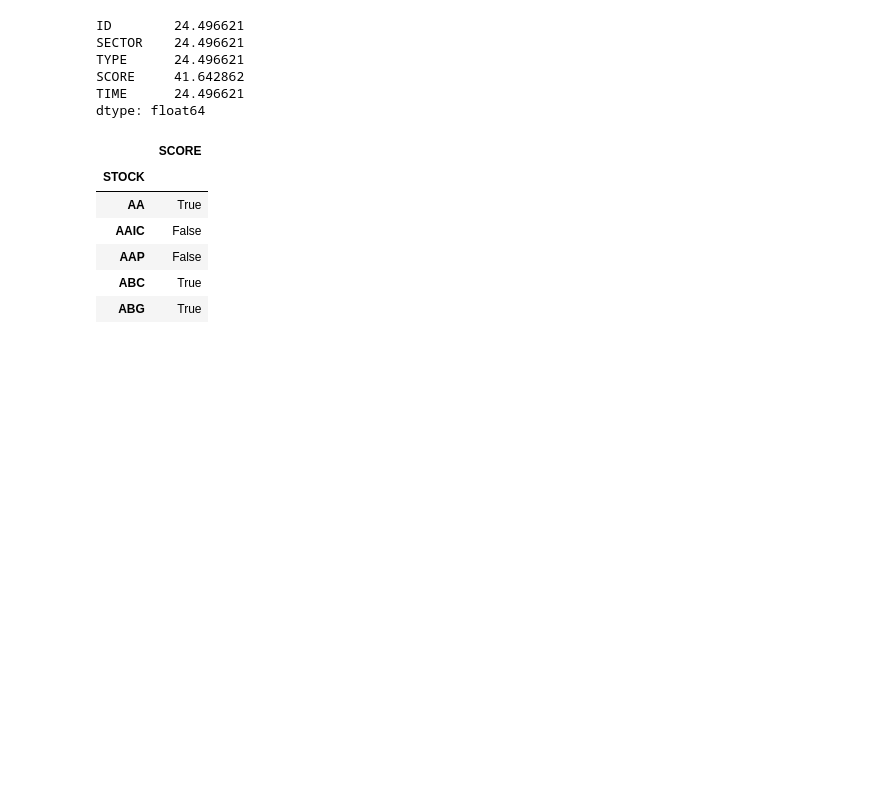
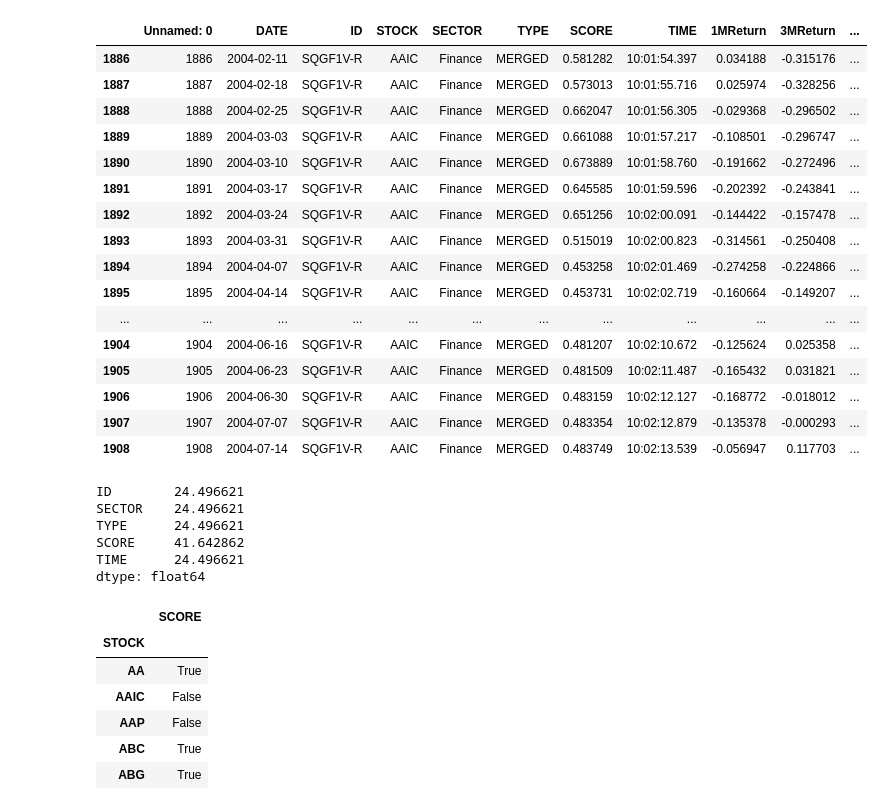
Before and after one commit to WojciechDopieralski/Finance_ML, a Jupyter notebook: Finance_ML/EDA_Analysis.ipynb, the cells around one changed output. Saved outputs shown, nothing was run; the diff lists cells and outputs as text; code cells hidden in the pictures; blank space fills up the shorter version.

```diff
--- a/Finance_ML/EDA_Analysis.ipynb
+++ b/Finance_ML/EDA_Analysis.ipynb
@@ -30,3 +21,23 @@ df.head()
+# %%
+df.loc[df['STOCK'] == "AAIC"]
+# %% [output]
+|  | Unnamed: 0 | DATE | ID | STOCK | SECTOR | TYPE | SCORE | TIME | 1MReturn | 3MReturn | ... |
+| 1886 | 1886 | 2004-02-11 | SQGF1V-R | AAIC | Finance | MERGED | 0.581282 | 10:01:54.397 | 0.034188 | -0.315176 | ... |
+| 1887 | 1887 | 2004-02-18 | SQGF1V-R | AAIC | Finance | MERGED | 0.573013 | 10:01:55.716 | 0.025974 | -0.328256 | ... |
+| 1888 | 1888 | 2004-02-25 | SQGF1V-R | AAIC | Finance | MERGED | 0.662047 | 10:01:56.305 | -0.029368 | -0.296502 | ... |
+| 1889 | 1889 | 2004-03-03 | SQGF1V-R | AAIC | Finance | MERGED | 0.661088 | 10:01:57.217 | -0.108501 | -0.296747 | ... |
+| 1890 | 1890 | 2004-03-10 | SQGF1V-R | AAIC | Finance | MERGED | 0.673889 | 10:01:58.760 | -0.191662 | -0.272496 | ... |
+| 1891 | 1891 | 2004-03-17 | SQGF1V-R | AAIC | Finance | MERGED | 0.645585 | 10:01:59.596 | -0.202392 | -0.243841 | ... |
+| 1892 | 1892 | 2004-03-24 | SQGF1V-R | AAIC | Finance | MERGED | 0.651256 | 10:02:00.091 | -0.144422 | -0.157478 | ... |
+| 1893 | 1893 | 2004-03-31 | SQGF1V-R | AAIC | Finance | MERGED | 0.515019 | 10:02:00.823 | -0.314561 | -0.250408 | ... |
+| 1894 | 1894 | 2004-04-07 | SQGF1V-R | AAIC | Finance | MERGED | 0.453258 | 10:02:01.469 | -0.274258 | -0.224866 | ... |
+| 1895 | 1895 | 2004-04-14 | SQGF1V-R | AAIC | Finance | MERGED | 0.453731 | 10:02:02.719 | -0.160664 | -0.149207 | ... |
+| ... | ... | ... | ... | ... | ... | ... | ... | ... | ... | ... | ... |
+| 1904 | 1904 | 2004-06-16 | SQGF1V-R | AAIC | Finance | MERGED | 0.481207 | 10:02:10.672 | -0.125624 | 0.025358 | ... |
+| 1905 | 1905 | 2004-06-23 | SQGF1V-R | AAIC | Finance | MERGED | 0.481509 | 10:02:11.487 | -0.165432 | 0.031821 | ... |
+| 1906 | 1906 | 2004-06-30 | SQGF1V-R | AAIC | Finance | MERGED | 0.483159 | 10:02:12.127 | -0.168772 | -0.018012 | ... |
+| 1907 | 1907 | 2004-07-07 | SQGF1V-R | AAIC | Finance | MERGED | 0.483354 | 10:02:12.879 | -0.135378 | -0.000293 | ... |
+| 1908 | 1908 | 2004-07-14 | SQGF1V-R | AAIC | Finance | MERGED | 0.483749 | 10:02:13.539 | -0.056947 | 0.117703 | ... |
 # %%
 df[df.columns[df.isnull().any()]].isnull().sum() * 100 / df.shape[0]
 # %% [output]
```
Also changed, not shown: parts of 5 cells of this notebook.
